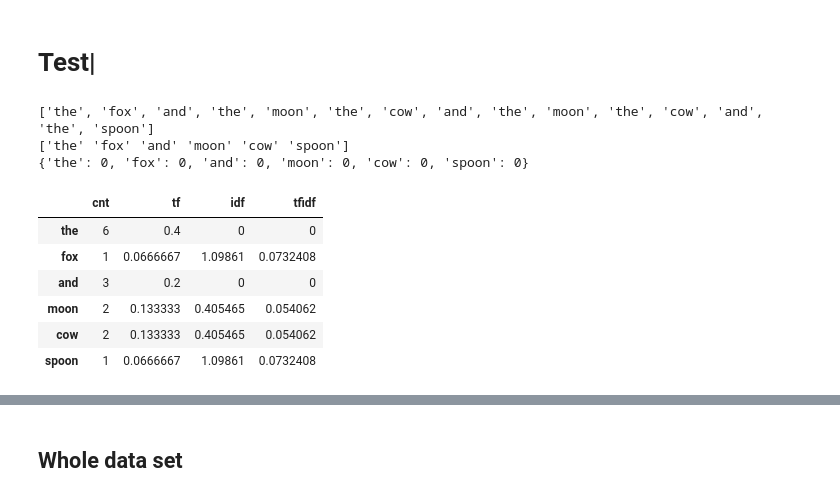
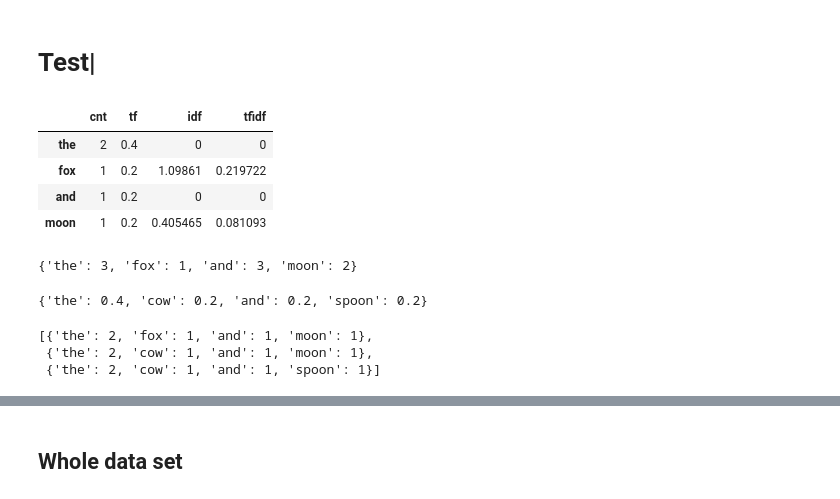
Before and after one commit to AECassAWei/dsc80-wi20, a Jupyter notebook: labs/lab07/lab07.ipynb, the cells around one changed output, grey strips where cells are left out. Cells and saved outputs as stored; diff of their text form; code cells hidden in the pictures.

```diff
--- a/labs/lab07/lab07.ipynb
+++ b/labs/lab07/lab07.ipynb
@@ -660,11 +719,11 @@ final
 # %%
-# numOfWordsA = dict.fromkeys(uniquewords, 0)
-# bagOfWordsA = review.split()
-# for word in bagOfWordsA:
-    # numOfWordsA[word] += 1
+numOfWordsA = dict.fromkeys(uniquewords, 0)
+bagOfWordsA = review.split()
+for word in bagOfWordsA:
+    numOfWordsA[word] += 1
 # numOfWordsA
 # numOfWordsB = dict.fromkeys(uniqueWords, 0)
 # for word in bagOfWordsB:
     # numOfWordsB[word] += 1
-# pd.Series(numOfWordsA.values).equals(df['cnt'].values)
-# np.count_nonzero(pd.Series(numOfWordsA) - (df['cnt']))
+pd.Series(numOfWordsA.values).equals(check['cnt'].values)
+np.count_nonzero(pd.Series(numOfWordsA) - (check['cnt']))
@@ -705,12 +774,20 @@ for word in words:
 length = len(words)
 check = pd.DataFrame(columns=['cnt', 'tf', 'idf', 'tfidf'], index=uniquewords)  # dataframe of documents
 
+all_uniquewords = reviews.str.split().apply(lambda x: pd.Series(x).unique())
+all_freq = dict.fromkeys(uniquewords, 0)
+for word in uniquewords:
+    for un in all_uniquewords:
+        if word in un:
+            all_freq[word] += 1
+
 for word in uniquewords:
     # print(word)
     re_pat = '\\b%s\\b' % word
     cnt = freq.get(word)
-    tf = cnt / length#(pd.Series(review).str.count('\\b') + 1).values[0]
-    idf = np.log(len(reviews) / reviews.str.contains(re_pat).sum())#.values[0]
+    tf = cnt / length #(pd.Series(review).str.count('\\b') + 1).values[0]
+    # idf = np.log(len(reviews) / reviews.str.contains(re_pat).sum()) #.values[0]
+    idf = np.log(len(reviews) / all_freq.get(word))
     # print(tf.values[0])
     # df['cnt'], df['tf'], df['idf'], df['tfidf'] = cnt, tf, idf, tf * idf
     check.loc[word, 'cnt'], check.loc[word, 'tfidf'] = cnt, tf * idf
@@ -752,40 +826,64 @@ sent = [
 sentences = pd.Series(sent)
 sentence = 'the fox and the moon'
 # %%
-words = sentences.str.split().sum()
-print(words)
+words = sentence.split()
 uniquewords = pd.Series(words).unique()
-print(uniquewords)
 freq = dict.fromkeys(uniquewords, 0)
-print(freq)
 for word in words:
     freq[word] += 1
 length = len(words)
 check = pd.DataFrame(columns=['cnt', 'tf', 'idf', 'tfidf'], index=uniquewords)  # dataframe of documents
 
+all_uniquewords = sentences.str.split().apply(lambda x: pd.Series(x).unique())
+all_freq = dict.fromkeys(uniquewords, 0)
+for word in uniquewords:
+    for un in all_uniquewords:
+        if word in un:
+            all_freq[word] += 1
+
 for word in uniquewords:
     # print(word)
     re_pat = '\\b%s\\b' % word
     cnt = freq.get(word)
-    tf = cnt / length#(pd.Series(review).str.count('\\b') + 1).values[0]
-    idf = np.log(len(sentences) / sentences.str.contains(re_pat).sum())#.values[0]
+    tf = cnt / length #(pd.Series(review).str.count('\\b') + 1).values[0]
+    # idf = np.log(len(reviews) / reviews.str.contains(re_pat).sum()) #.values[0]
+    idf = np.log(len(sentences) / all_freq.get(word))
     # print(tf.values[0])
     # df['cnt'], df['tf'], df['idf'], df['tfidf'] = cnt, tf, idf, tf * idf
     check.loc[word, 'cnt'], check.loc[word, 'tfidf'] = cnt, tf * idf
     check.loc[word, 'tf'], check.loc[word, 'idf'] = tf, idf
     # df.loc[word] = pd.Series([cnt, tf, idf, tf * idf])
 # df.loc['this', 'cnt'] = 1
 
 check#['cnt'].sum()#.sort_values('tfidf', ascending=False)
 # com2 = df.index
 # %% [output]
-['the', 'fox', 'and', 'the', 'moon', 'the', 'cow', 'and', 'the', 'moon', 'the', 'cow', 'and', 'the', 'spoon']
-['the' 'fox' 'and' 'moon' 'cow' 'spoon']
-{'the': 0, 'fox': 0, 'and': 0, 'moon': 0, 'cow': 0, 'spoon': 0}
 |  | cnt | tf | idf | tfidf |
-| the | 6 | 0.4 | 0 | 0 |
-| fox | 1 | 0.0666667 | 1.09861 | 0.0732408 |
-| and | 3 | 0.2 | 0 | 0 |
-| moon | 2 | 0.133333 | 0.405465 | 0.054062 |
-| cow | 2 | 0.133333 | 0.405465 | 0.054062 |
-| spoon | 1 | 0.0666667 | 1.09861 | 0.0732408 |
+| the | 2 | 0.4 | 0 | 0 |
+| fox | 1 | 0.2 | 1.09861 | 0.219722 |
+| and | 1 | 0.2 | 0 | 0 |
+| moon | 1 | 0.2 | 0.405465 | 0.081093 |
+# %%
+all_freq
+# %% [output]
+{'the': 3, 'fox': 1, 'and': 3, 'moon': 2}
+# %%
+tf = computeTF(freq, words)
+tf
+# %% [output]
+{'the': 0.4, 'cow': 0.2, 'and': 0.2, 'spoon': 0.2}
+# %%
+final = []
+for re in sentences:
+
+    words = re.split()
+    uniquewords = pd.Series(words).unique()
+    freq = dict.fromkeys(uniquewords, 0)
+    for word in words:
+        freq[word] += 1
+    final.append(freq)
+final
+# %% [output]
+[{'the': 2, 'fox': 1, 'and': 1, 'moon': 1},
+ {'the': 2, 'cow': 1, 'and': 1, 'moon': 1},
+ {'the': 2, 'cow': 1, 'and': 1, 'spoon': 1}]
```
Also changed, not shown: parts of 69 cells of this notebook, 2 other files.
